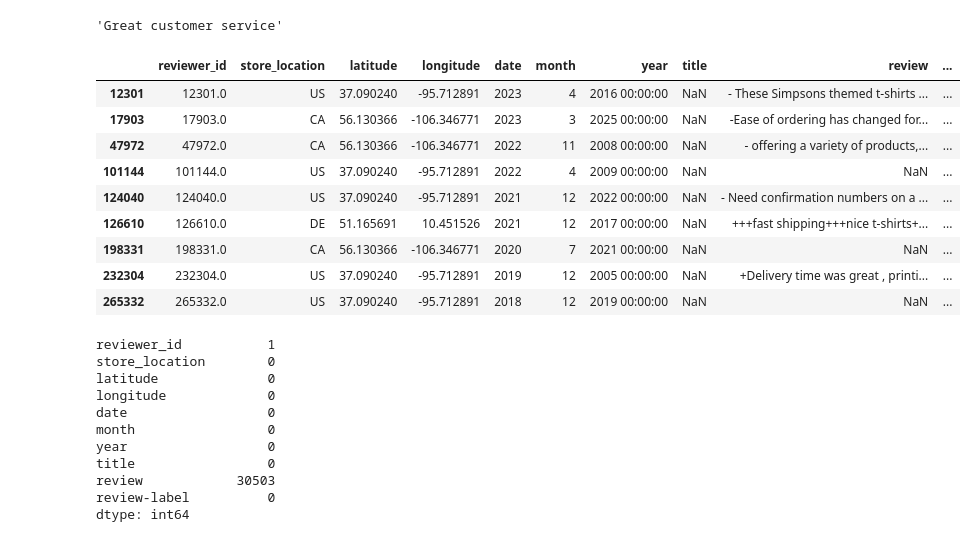
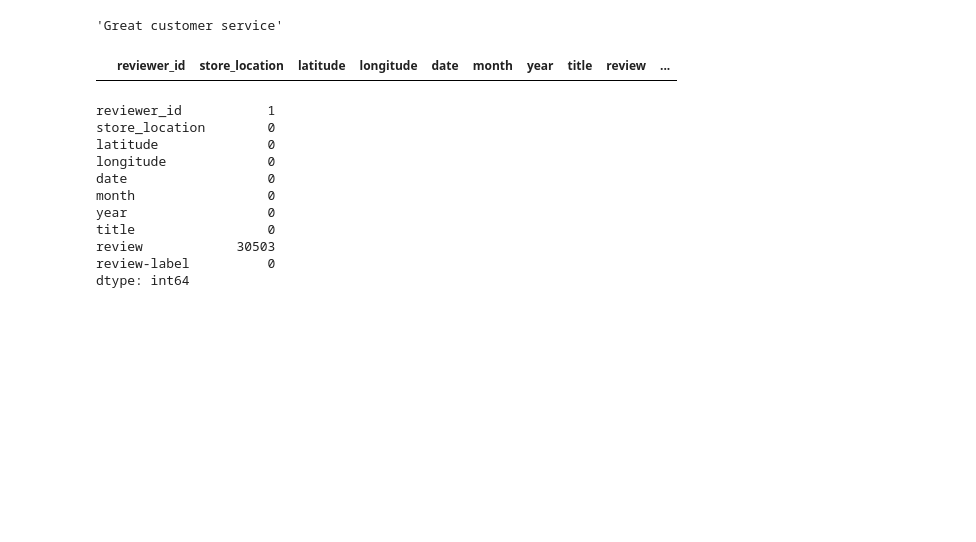
Before and after one commit to mohammedradman1/DSE_Term_Project, a Jupyter notebook: DSE_Term_Project_.ipynb, the cells around one changed output. Drawn from its saved outputs; the diff is of its cells as text; code cells hidden in the pictures; blank space fills up the shorter version.

```diff
--- a/DSE_Term_Project_.ipynb
+++ b/DSE_Term_Project_.ipynb
@@ -325,22 +298,14 @@ We will fill them with the mode value since they are small.
 *   reviewer_id will not be filled as it is not used in the KNN as a feature
 # %%
 # the mode value of the title
-df['title'].mode()[0]
+data = df
+data['title'].mode()[0]
 # %% [output]
 'Great customer service'
 # %%
 # the title null value rows
-df[ df['title'].isnull() ]
+data[ data['title'].isnull() ]
 # %% [output]
 |  | reviewer_id | store_location | latitude | longitude | date | month | year | title | review | ... |
-| 12301 | 12301.0 | US | 37.090240 | -95.712891 | 2023 | 4 | 2016 00:00:00 | NaN | - These Simpsons themed t-shirts ... | ... |
-| 17903 | 17903.0 | CA | 56.130366 | -106.346771 | 2023 | 3 | 2025 00:00:00 | NaN | -Ease of ordering has changed for... | ... |
-| 47972 | 47972.0 | CA | 56.130366 | -106.346771 | 2022 | 11 | 2008 00:00:00 | NaN | - offering a variety of products,... | ... |
-| 101144 | 101144.0 | US | 37.090240 | -95.712891 | 2022 | 4 | 2009 00:00:00 | NaN | NaN | ... |
-| 124040 | 124040.0 | US | 37.090240 | -95.712891 | 2021 | 12 | 2022 00:00:00 | NaN | - Need confirmation numbers on a ... | ... |
-| 126610 | 126610.0 | DE | 51.165691 | 10.451526 | 2021 | 12 | 2017 00:00:00 | NaN | +++fast shipping+++nice t-shirts+... | ... |
-| 198331 | 198331.0 | CA | 56.130366 | -106.346771 | 2020 | 7 | 2021 00:00:00 | NaN | NaN | ... |
-| 232304 | 232304.0 | US | 37.090240 | -95.712891 | 2019 | 12 | 2005 00:00:00 | NaN | +Delivery time was great , printi... | ... |
-| 265332 | 265332.0 | US | 37.090240 | -95.712891 | 2018 | 12 | 2019 00:00:00 | NaN | NaN | ... |
 # %%
 # we fill the values of
```
Also changed, not shown: parts of 27 cells of this notebook.
